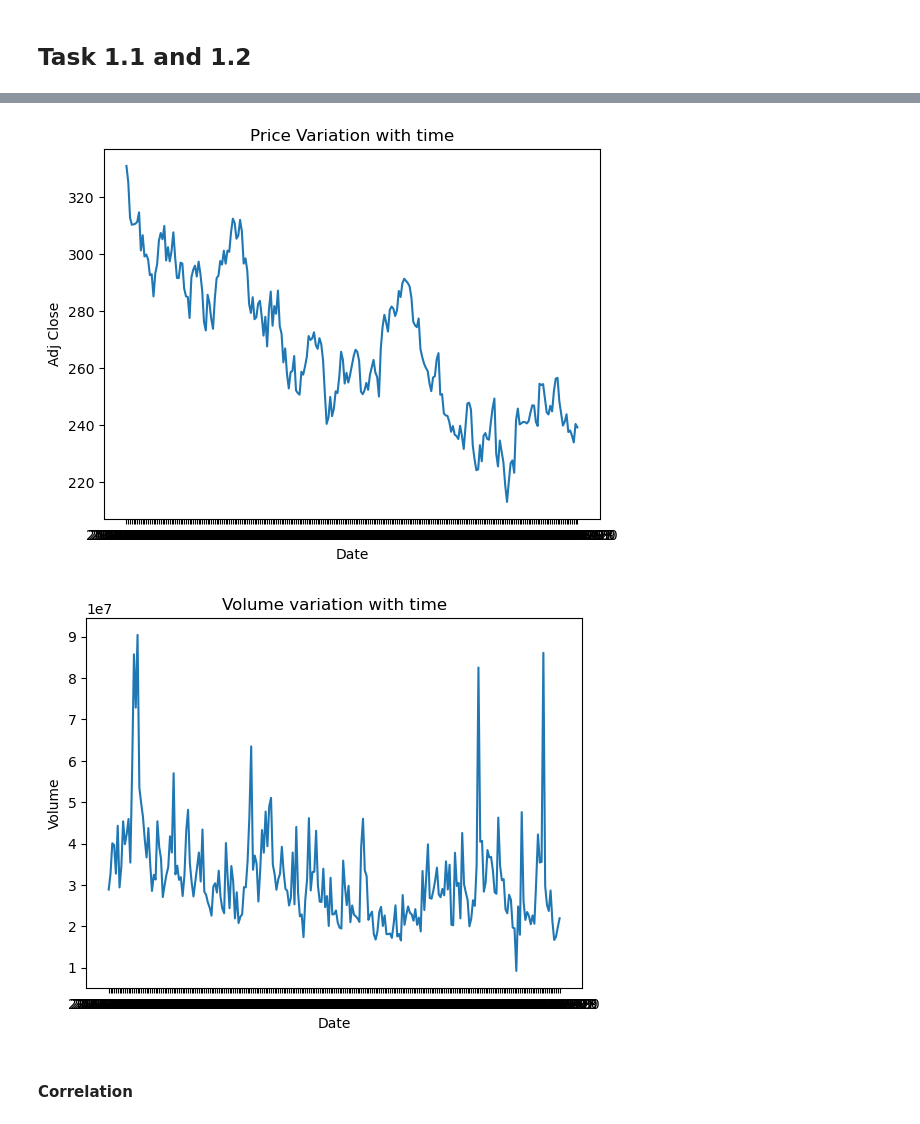
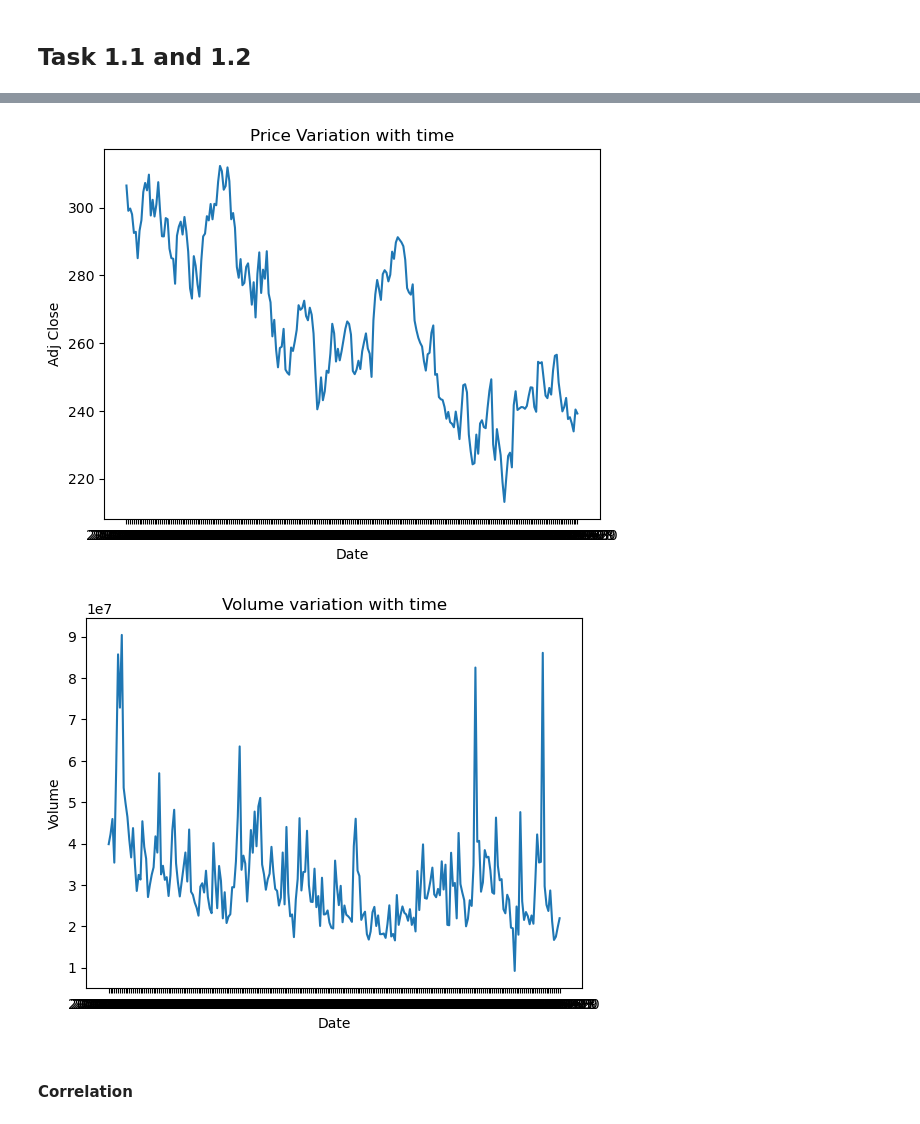
Before and after one commit to ssheersh/Quant-Club, a Jupyter notebook: Quant_Tasks.ipynb, the cells around one changed output, grey strips where cells are left out. Cells and saved outputs as stored; diff of their text form; code cells hidden in the pictures.

```diff
--- a/Quant_Tasks.ipynb
+++ b/Quant_Tasks.ipynb
@@ -65,8 +65,34 @@ def Plot(df, state=2):
         z=np.polyfit(x,y,1)
         p=np.poly1d(z)
         plt.plot(x,p(x))
+
+    if state==3:
+        x=df['Date']
+        y=df["Delta"]
+        plt.xlabel("Date")
+        plt.ylabel("Delta")
+        plt.title("delta variation with time")
+        plt.plot(x,y)
+
+
+    if state==4:
+        x=df['Volume']
+        y=df["Delta"]
+        plt.xlabel("Volume")
+        plt.ylabel("Delta")
+        plt.title("delta variation with time")
+        plt.plot(x,y)
 # %% [markdown]
 ## Task 1.1 and 1.2
 # %%
 pricevolumes=daily.loc[:,["Date","Adj Close", "Volume"]]
-pricevolumes['Delta']=
+pricevolumes['Roll']=pricevolumes['Adj Close'].rolling(window=10).mean()
+# %%
+pricevolumes_roll=pricevolumes
+pricevolumes_roll.dropna(inplace=True)
+x=pricevolumes_roll['Volume']
+y=pricevolumes_roll['Roll']
+print(x.corr(y))
+plt.scatter(x,y)
+z=np.polyfit(x,y,1)
+plt.plot(x,p(x))
@@ -73,11 +107,11 @@ pricevolumes['Delta']=
 # %%
-Plot(pricevolumes, state=0)
+Plot(pricevolumes_roll, state=0)
 # %% [output]
-[figure, old version]
+[figure, new version]
 # %%
-Plot(pricevolumes, state=1)
+Plot(pricevolumes_roll, state=1)
 # %% [output]
-[figure, old version]
+[figure, new version]
 # %% [markdown]
 #### Correlation
 # %%
```
Also changed, not shown: parts of 4 cells of this notebook, 2 other files.
